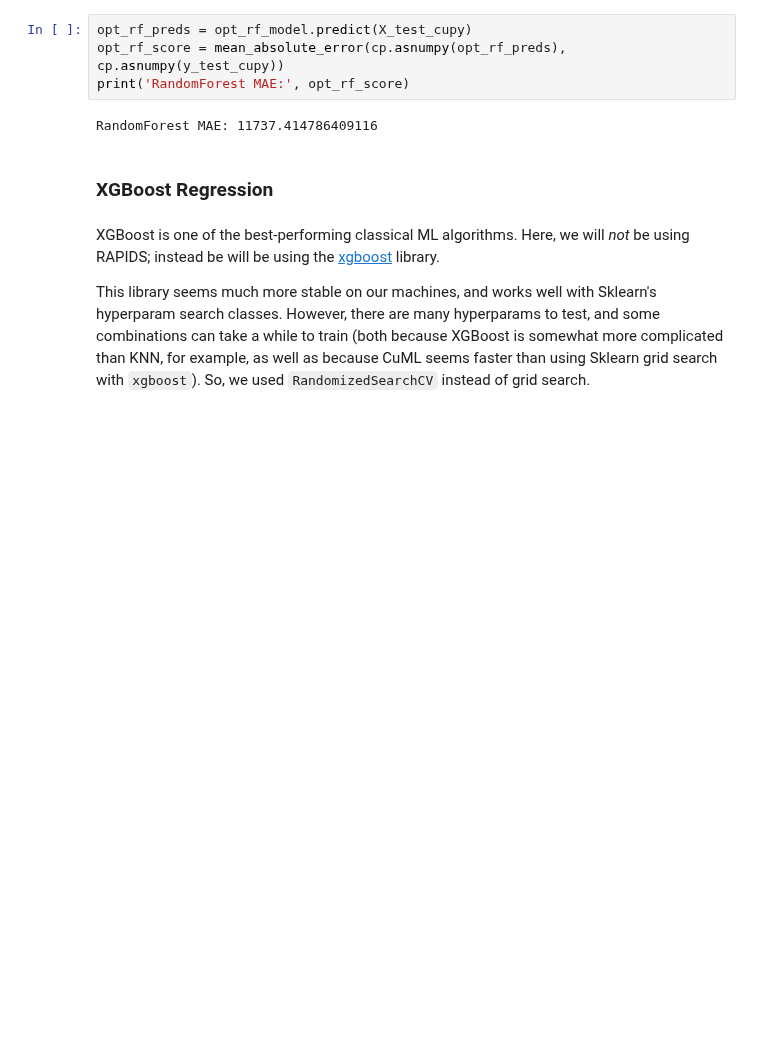
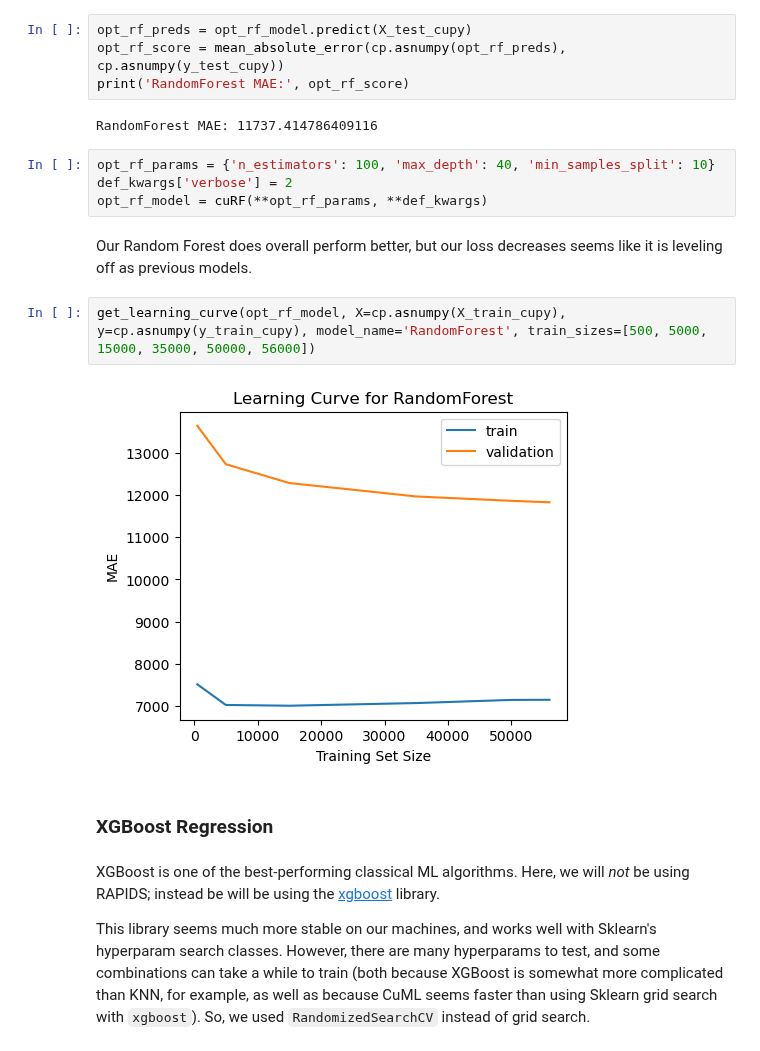
Before and after one commit to COGS118A/Group005-SP23, a Jupyter notebook: rapids.ipynb, the cells around one changed output. Saved outputs shown, nothing was run; the diff lists cells and outputs as text; blank space fills up the shorter version.

```diff
--- a/rapids.ipynb
+++ b/rapids.ipynb
@@ -584,6 +573,16 @@ opt_rf_score = mean_absolute_error(cp.asnumpy(opt_rf_preds), cp.asnumpy(y_test_c
 print('RandomForest MAE:', opt_rf_score)
 # %% [output]
 RandomForest MAE: 11737.414786409116
+# %%
+opt_rf_params = {'n_estimators': 100, 'max_depth': 40, 'min_samples_split': 10}
+def_kwargs['verbose'] = 2
+opt_rf_model = cuRF(**opt_rf_params, **def_kwargs)
+# %% [markdown]
+Our Random Forest does overall perform better, but our loss decreases seems like it is leveling off as previous models.
+# %%
+get_learning_curve(opt_rf_model, X=cp.asnumpy(X_train_cupy), y=cp.asnumpy(y_train_cupy), model_name='RandomForest', train_sizes=[500, 5000, 15000, 35000, 50000, 56000])
+# %% [output]
+[figure, added]
 # %% [markdown]
 ### XGBoost Regression
 # %% [markdown]
```
Also changed, not shown: parts of 17 cells of this notebook.
